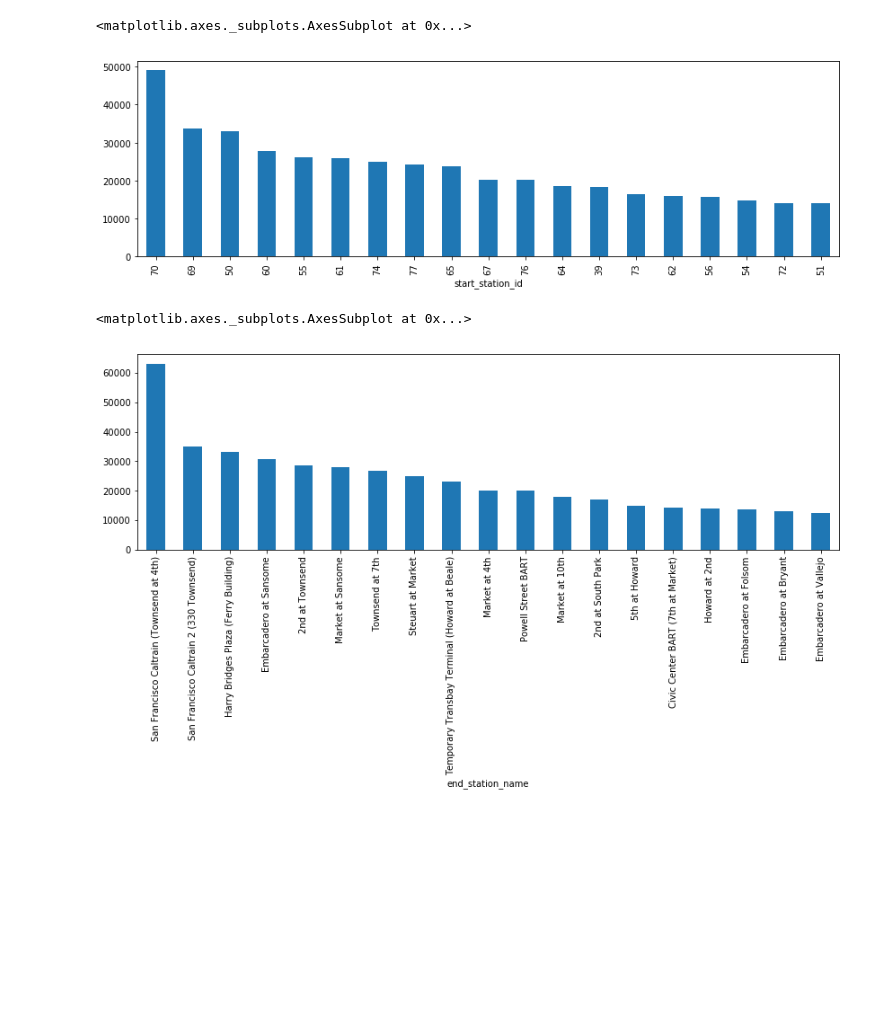
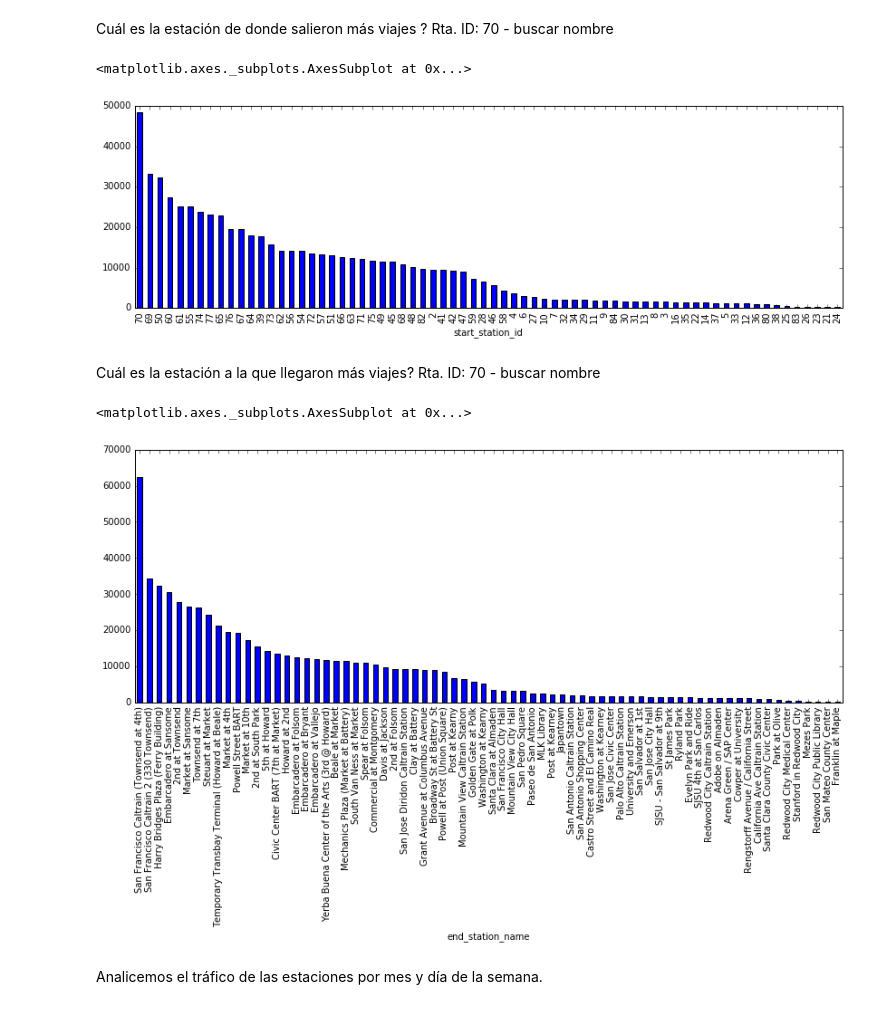
Before and after one commit to Gnahue/sanFranciscoBiclas, a Jupyter notebook: Analisis Exploratorio/TrafficStationAnalisys.ipynb, the cells around one changed output. Saved outputs shown, nothing was run; the diff lists cells and outputs as text; code cells hidden in the pictures; blank space fills up the shorter version.

Commit message:
Van mejoras en TrafficStationAnalisys (solo paso a Markdown los comments) y agrego una copia del AnalisisExploratorio con el uso de plotly

```diff
--- a/Analisis Exploratorio/TrafficStationAnalisys.ipynb
+++ b/Analisis Exploratorio/TrafficStationAnalisys.ipynb
@@ -29,12 +30,14 @@ df.head(3)
+# %% [markdown]
+Cuál es la estación de donde salieron más viajes ? Rta. ID: 70 - buscar nombre
 # %%
-#Cuál es la estación de donde salieron más viajes ? Rta. ID: 70 - buscar nombre
-df.groupby('start_station_id').count()['id'].sort_values(ascending=False)[0:19].plot(kind='bar',figsize=(14,4))
+df.groupby('start_station_id').count()['id'].sort_values(ascending=False)[0:72].plot(kind='bar',figsize=(14,4))
 # %% [output]
 <matplotlib.axes._subplots.AxesSubplot at 0x...>
-[figure, old version]
+[figure, new version]
+# %% [markdown]
+Cuál es la estación a la que llegaron más viajes? Rta. ID: 70 - buscar nombre
 # %%
-#Cuál es la estación a la que llegaron más viajes? Rta. ID: 70 - buscar nombre
-df.groupby('end_station_name').count()['id'].sort_values(ascending=False)[0:19].plot(kind='bar',figsize=(14,4))
+df.groupby('end_station_name').count()['id'].sort_values(ascending=False)[0:72].plot(kind='bar',figsize=(14,5))
 # %% [output]
 <matplotlib.axes._subplots.AxesSubplot at 0x...>
-[figure, old version]
+[figure, new version]
@@ -42,0 +44,2 @@ df.groupby('end_station_name').count()['id'].sort_values(ascending=False)[0:19].
+# %% [markdown]
+Analicemos el tráfico de las estaciones por mes y día de la semana.
```
Also changed, not shown: parts of 6 cells of this notebook, 2 other files.
